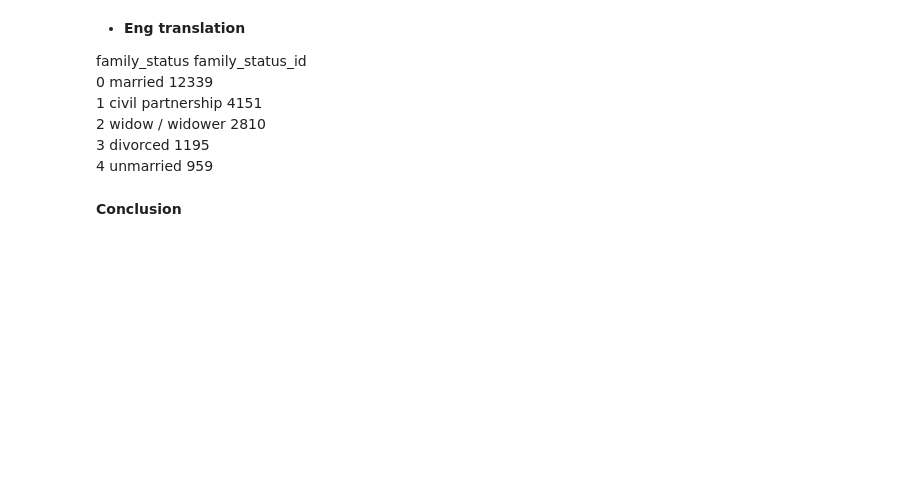
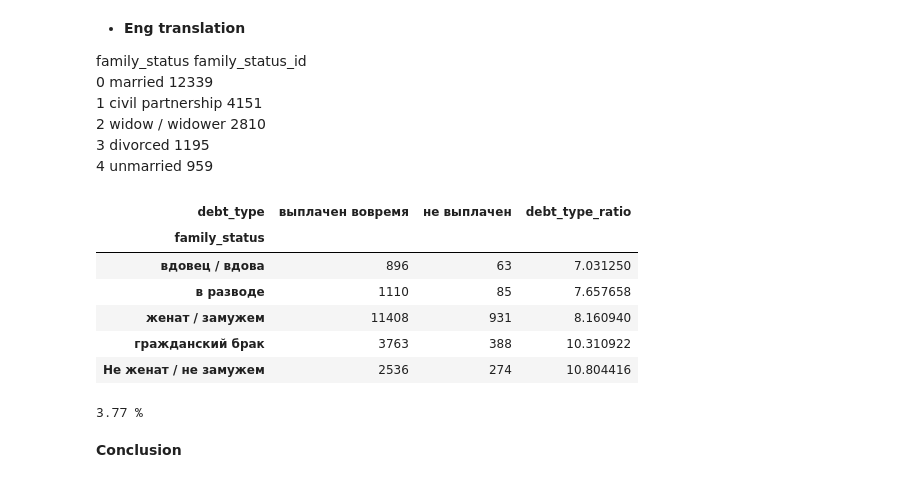
Before and after one commit to VeronicaCodes/credit_repayment_behaviour_analysis, a Jupyter notebook: ENG_credit_repayment_behaviour_analysis.ipynb, the cells around one changed output. Drawn from its saved outputs; the diff is of its cells as text; code cells hidden in the pictures; blank space fills up the shorter version.

```diff
--- a/ENG_credit_repayment_behaviour_analysis.ipynb
+++ b/ENG_credit_repayment_behaviour_analysis.ipynb
@@ -27,12 +27,7 @@ children : the number of children in the family
 # importing libraries
 import pandas as pd
 from pymystem3 import Mystem # getting a stemmer/lemmatizer for words in Russian
-import collections
-import nltk
-from nltk.stem.snowball import SnowballStemmer
-russian_stemmer = SnowballStemmer('russian')
-from nltk.stem import WordNetLemmatizer
-wordnet_lemma = WordNetLemmatizer()
+
 m = Mystem()
 # %%
 # opening the data file
@@ -774,9 +778,26 @@ df['family_status'].value_counts()
 2	widow / widower	2810<br>
 3	divorced	1195<br>
 4	unmarried	959</p>
+# %%
+# create the pivot table
+credit_family = df.pivot_table(index=['family_status'], columns='debt_type', values='debt', aggfunc='count')
+# count the ratio defaulted / on time
+credit_family['debt_type_ratio'] = credit_family['не выплачен'] / credit_family['выплачен вовремя'] * 100
+# sort by 'debt_type_ratio'
+credit_family.sort_values(by='debt_type_ratio', ascending=True)
+# %% [output]
+| debt_type | выплачен вовремя | не выплачен | debt_type_ratio |
+| family_status |  |  |  |
+| вдовец / вдова | 896 | 63 | 7.031250 |
+| в разводе | 1110 | 85 | 7.657658 |
+| женат / замужем | 11408 | 931 | 8.160940 |
+| гражданский брак | 3763 | 388 | 10.310922 |
+| Не женат / не замужем | 2536 | 274 | 10.804416 |
 # %%
 dif_per_family = credit_family['debt_type_ratio'].max() - credit_family['debt_type_ratio'].min()
 print(round(dif_per_family,2),'%')
+# %% [output]
+3.77 %
 # %% [markdown]
 **Conclusion**
 # %% [markdown]
```
Also changed, not shown: parts of 14 cells of this notebook, 1 other file.
